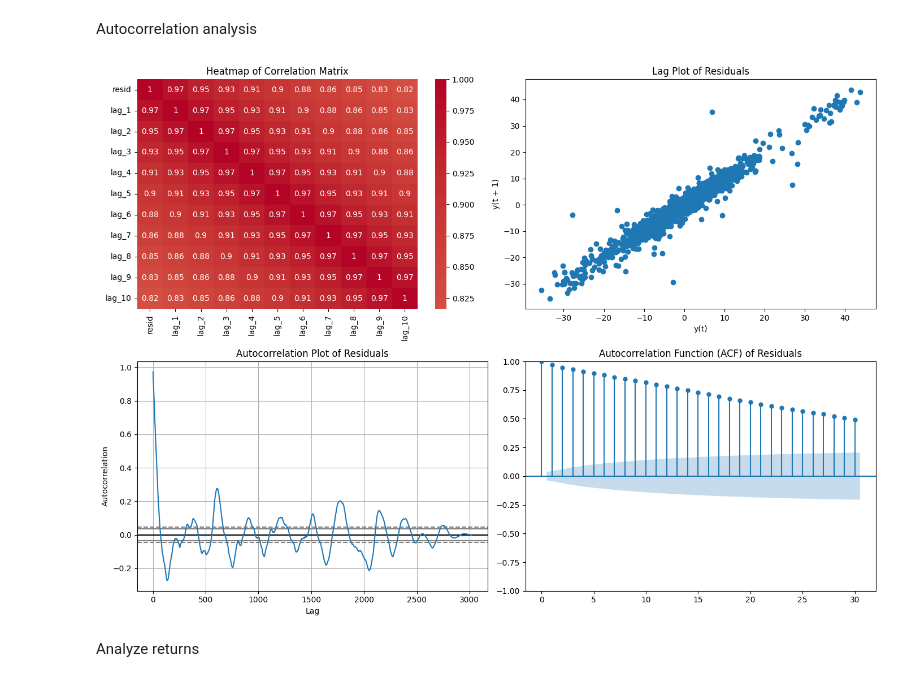
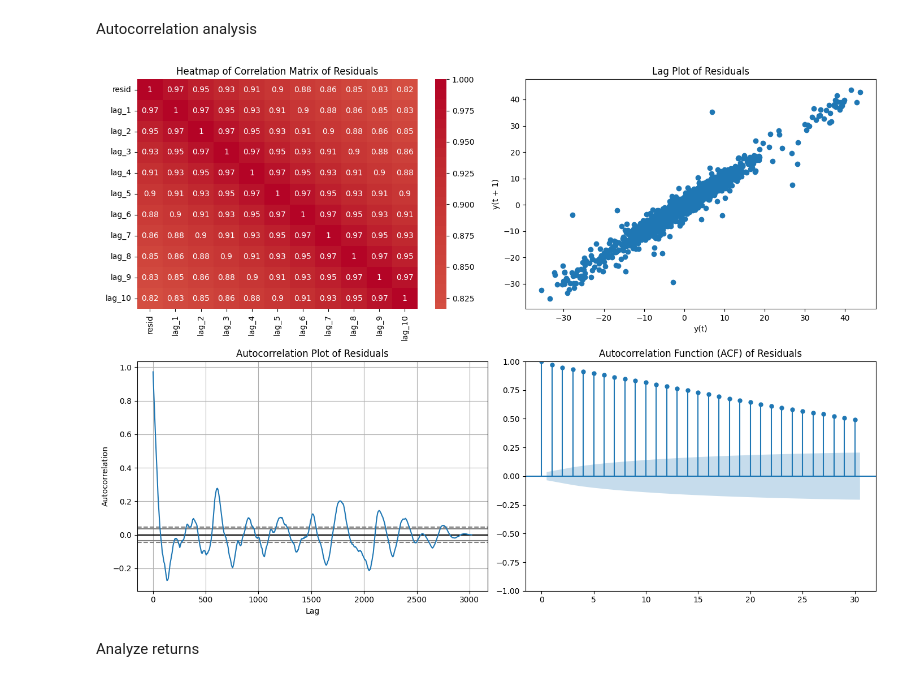
Before and after one commit to knuutti/stock-market-forecasting, a Jupyter notebook: project.ipynb, the cells around one changed output. Drawn from its saved outputs; the diff is of its cells as text; code cells hidden in the pictures.

```diff
--- a/project.ipynb
+++ b/project.ipynb
@@ -19,7 +13,7 @@ Loading the data and getting familiar with it.
 # %%
 data_path = 'data/IBM_2006-01-01_to_2018-01-01.csv'
 
-df = pd.read_csv(data_path)
+df = data_preprocessing.load_and_clean_data(data_path)
 
 df.describe()
 # %% [output]
@@ -133,36 +67,9 @@ plt.show()
 # %% [markdown]
 Autocorrelation analysis
 # %%
-# Create a 1-10 day lagged dataset of the residuals
-lagged_resid = pd.DataFrame({'resid': resid})
-for i in range(1, 11):
-    lagged_resid[f'lag_{i}'] = lagged_resid['resid'].shift(i)
-lagged_resid = lagged_resid.dropna()
-
-# Compute the correlation matrix
-corr = lagged_resid.corr()
-fig, axes = plt.subplots(2, 2, figsize=(14, 10))
-
-# Heatmap
-sns.heatmap(corr, annot=True, cmap='coolwarm', center=0, ax=axes[0, 0])
-axes[0, 0].set_title('Heatmap of Correlation Matrix')
-
-# Lag plot
-pd.plotting.lag_plot(resid, ax=axes[0, 1])
-axes[0, 1].set_title('Lag Plot of Residuals')
-
-# Autocorrelation plot
-pd.plotting.autocorrelation_plot(resid, ax=axes[1, 0])
-axes[1, 0].set_title('Autocorrelation Plot of Residuals')
-
-# ACF (from statsmodels)
-plot_acf(resid, lags=30, ax=axes[1, 1])
-axes[1, 1].set_title('Autocorrelation Function (ACF) of Residuals')
-
-plt.tight_layout()
-plt.show()
+visualization.plot_autocorrelation_analysis(resid, 'resid', 'Residuals')
 # %% [output]
-[figure, old version]
+[figure, new version]
 # %% [markdown]
 Analyze returns
 # %%
```
Also changed, not shown: parts of 21 cells of this notebook, 15 other files.
